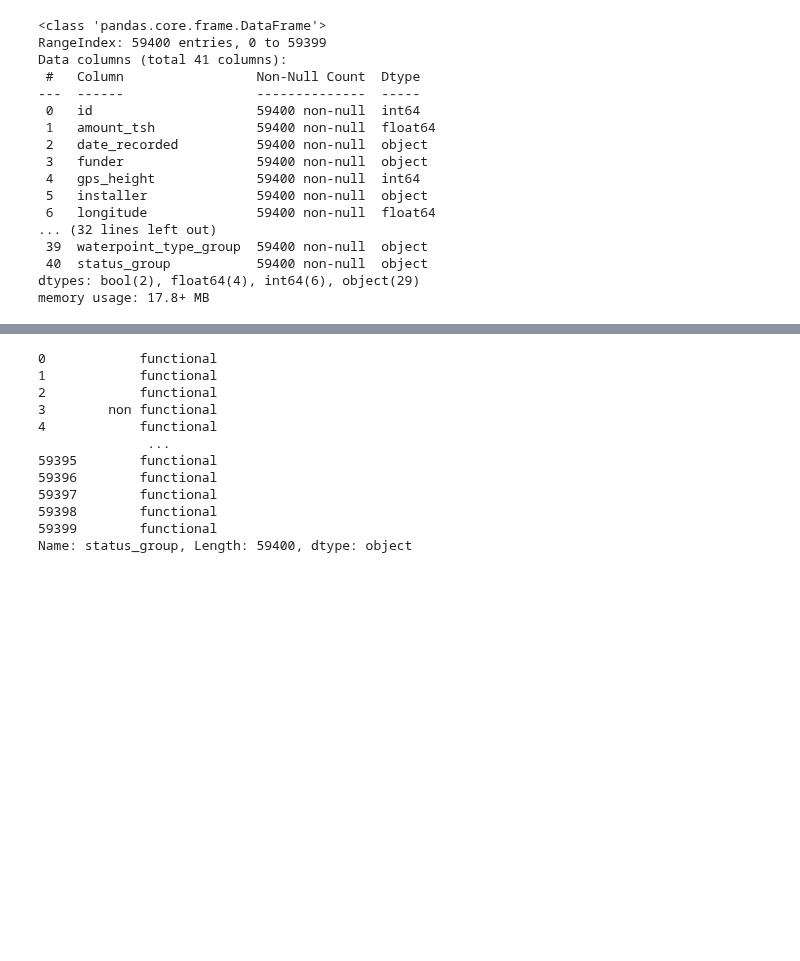
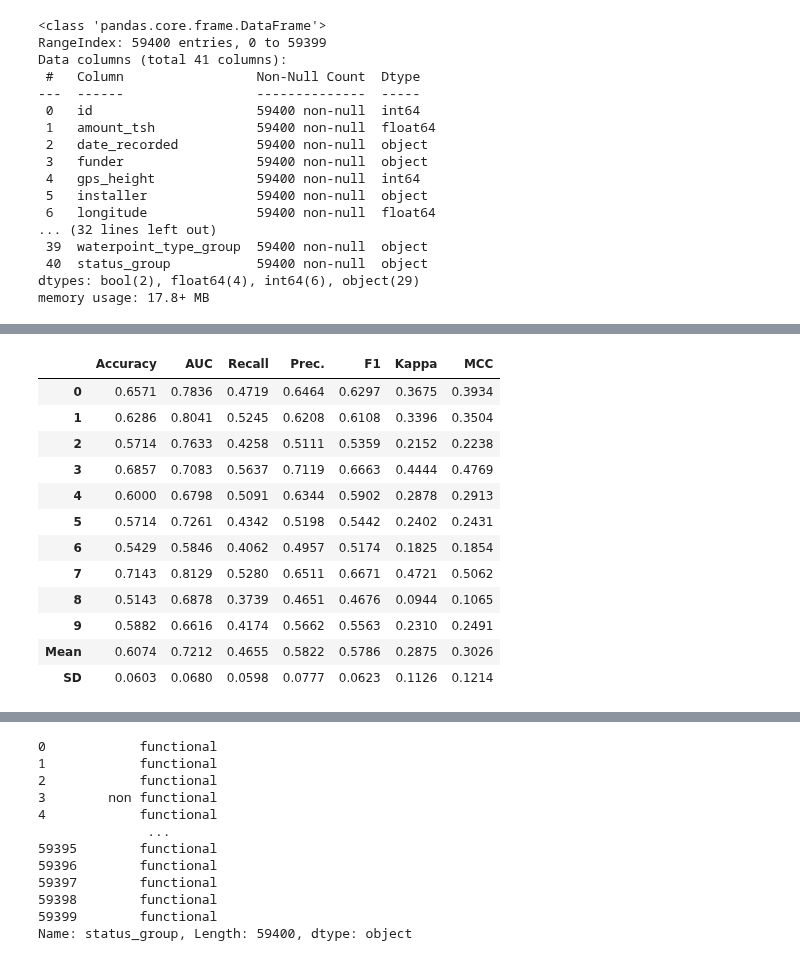
Before and after one commit to JannaW0402/Pump-it-Up, a Jupyter notebook: 869model.ipynb, the cells around one changed output, grey strips where cells are left out. Saved outputs shown, nothing was run; the diff lists cells and outputs as text; code cells hidden in the pictures; blank space fills up the shorter version.

```diff
--- a/869model.ipynb
+++ b/869model.ipynb
@@ -106,0 +152,16 @@ best_model = compare_models()
+# %%
+gbc = create_model('gbc')
+# %% [output]
+|  | Accuracy | AUC | Recall | Prec. | F1 | Kappa | MCC |
+| 0 | 0.6571 | 0.7836 | 0.4719 | 0.6464 | 0.6297 | 0.3675 | 0.3934 |
+| 1 | 0.6286 | 0.8041 | 0.5245 | 0.6208 | 0.6108 | 0.3396 | 0.3504 |
+| 2 | 0.5714 | 0.7633 | 0.4258 | 0.5111 | 0.5359 | 0.2152 | 0.2238 |
+| 3 | 0.6857 | 0.7083 | 0.5637 | 0.7119 | 0.6663 | 0.4444 | 0.4769 |
+| 4 | 0.6000 | 0.6798 | 0.5091 | 0.6344 | 0.5902 | 0.2878 | 0.2913 |
+| 5 | 0.5714 | 0.7261 | 0.4342 | 0.5198 | 0.5442 | 0.2402 | 0.2431 |
+| 6 | 0.5429 | 0.5846 | 0.4062 | 0.4957 | 0.5174 | 0.1825 | 0.1854 |
+| 7 | 0.7143 | 0.8129 | 0.5280 | 0.6511 | 0.6671 | 0.4721 | 0.5062 |
+| 8 | 0.5143 | 0.6878 | 0.3739 | 0.4651 | 0.4676 | 0.0944 | 0.1065 |
+| 9 | 0.5882 | 0.6616 | 0.4174 | 0.5662 | 0.5563 | 0.2310 | 0.2491 |
+| Mean | 0.6074 | 0.7212 | 0.4655 | 0.5822 | 0.5786 | 0.2875 | 0.3026 |
+| SD | 0.0603 | 0.0680 | 0.0598 | 0.0777 | 0.0623 | 0.1126 | 0.1214 |
```
Also changed, not shown: parts of 10 cells of this notebook.
